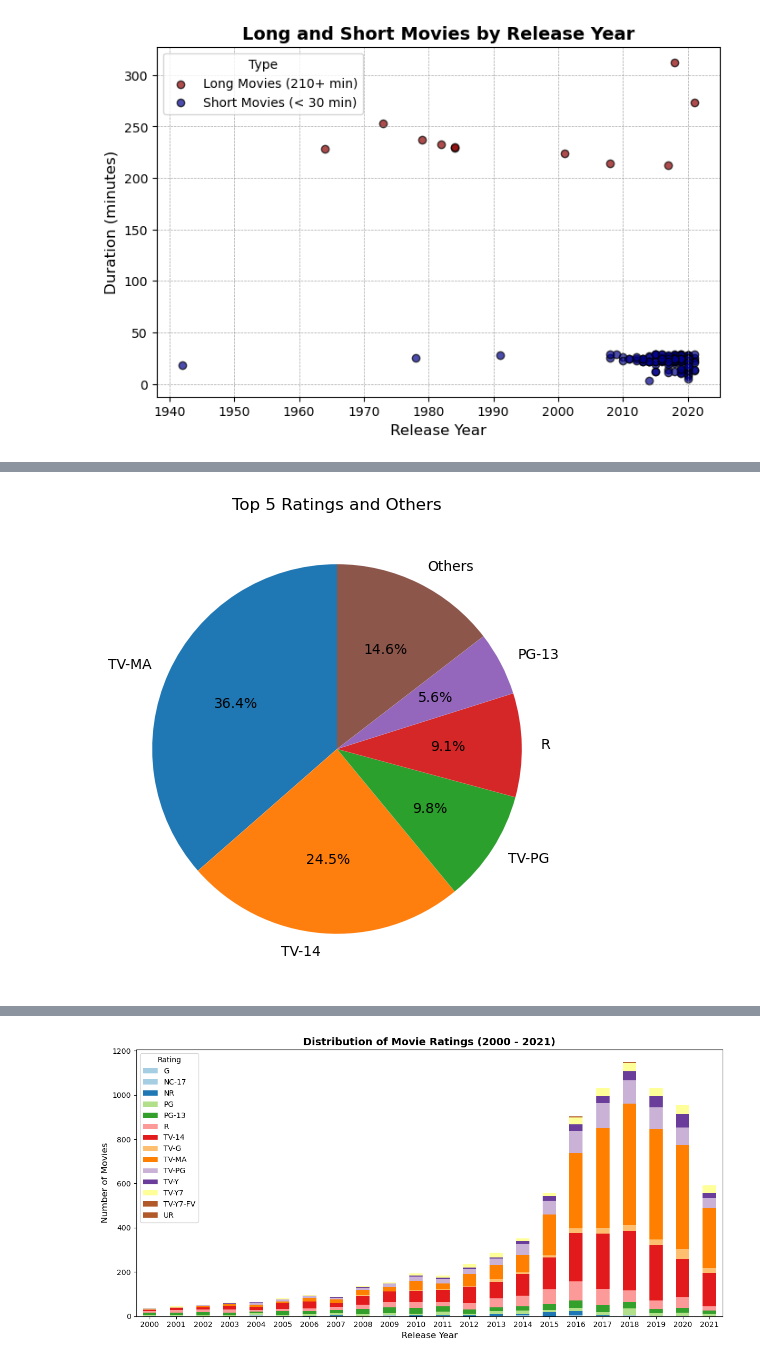
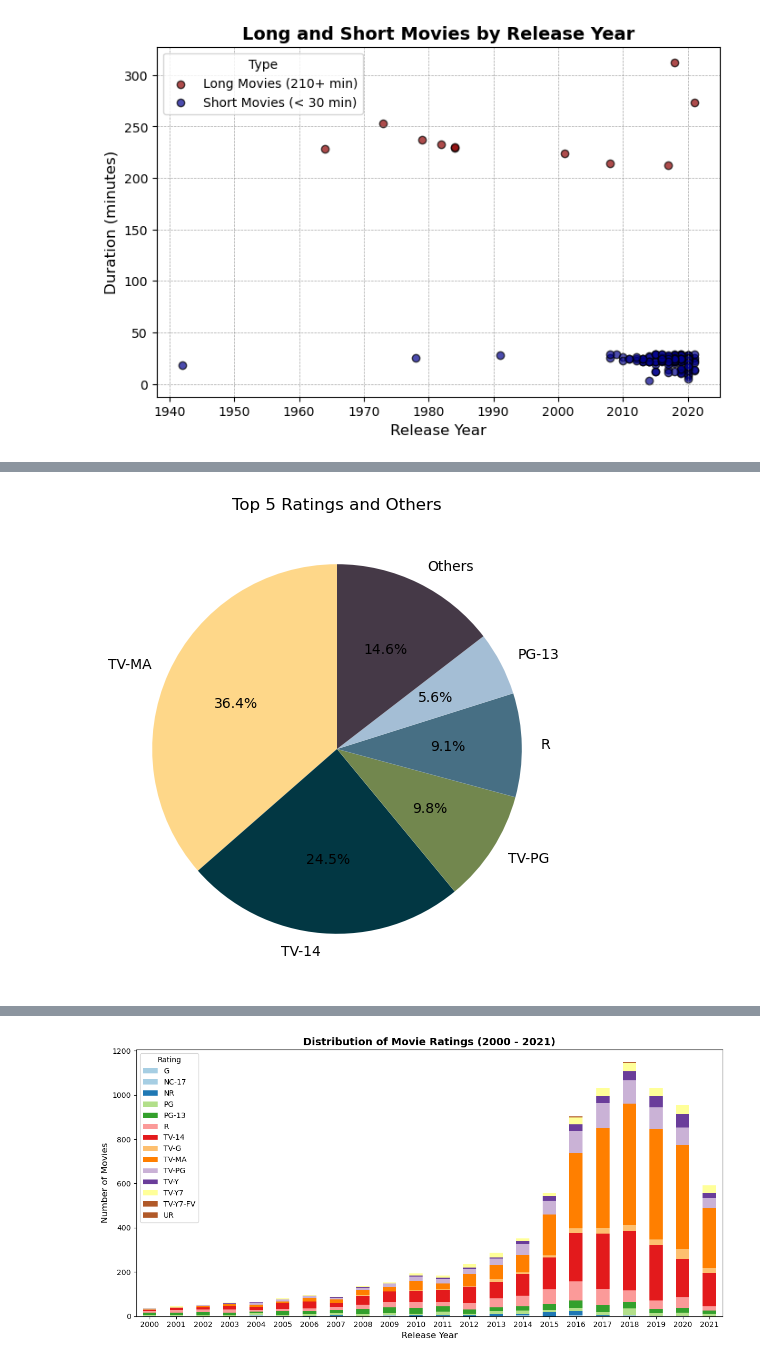
Before and after one commit to Omar-Elnazly/Netflix-Analysis, a Jupyter notebook: main notebook.ipynb, the cells around one changed output, grey strips where cells are left out. Saved outputs shown, nothing was run; the diff lists cells and outputs as text; code cells hidden in the pictures.

```diff
--- a/main notebook.ipynb
+++ b/main notebook.ipynb
@@ -194,10 +294,12 @@ plt.show()
 # %%
+color = ["#FED789FF", "#023743FF", "#72874EFF", "#476F84FF", "#A4BED5FF", "#453947FF"]
 top_5_ratings = netflix_df['rating'].value_counts().head(5)
 others_count = netflix_df['rating'].value_counts().sum() - top_5_ratings.sum()
 top_5_ratings_with_others = pd.concat([top_5_ratings, pd.Series({'Others': others_count})])
 plt.figure(figsize=(10, 6))
-plt.pie(top_5_ratings_with_others, labels=top_5_ratings_with_others.index, autopct='%1.1f%%', startangle=90)
+plt.pie(top_5_ratings_with_others, labels=top_5_ratings_with_others.index, autopct='%1.1f%%', startangle=90,
+       colors=color)
 plt.title('Top 5 Ratings and Others')
 plt.show()
 # %% [output]
-[figure, old version]
+[figure, new version]
```
Also changed, not shown: parts of 53 cells of this notebook.
